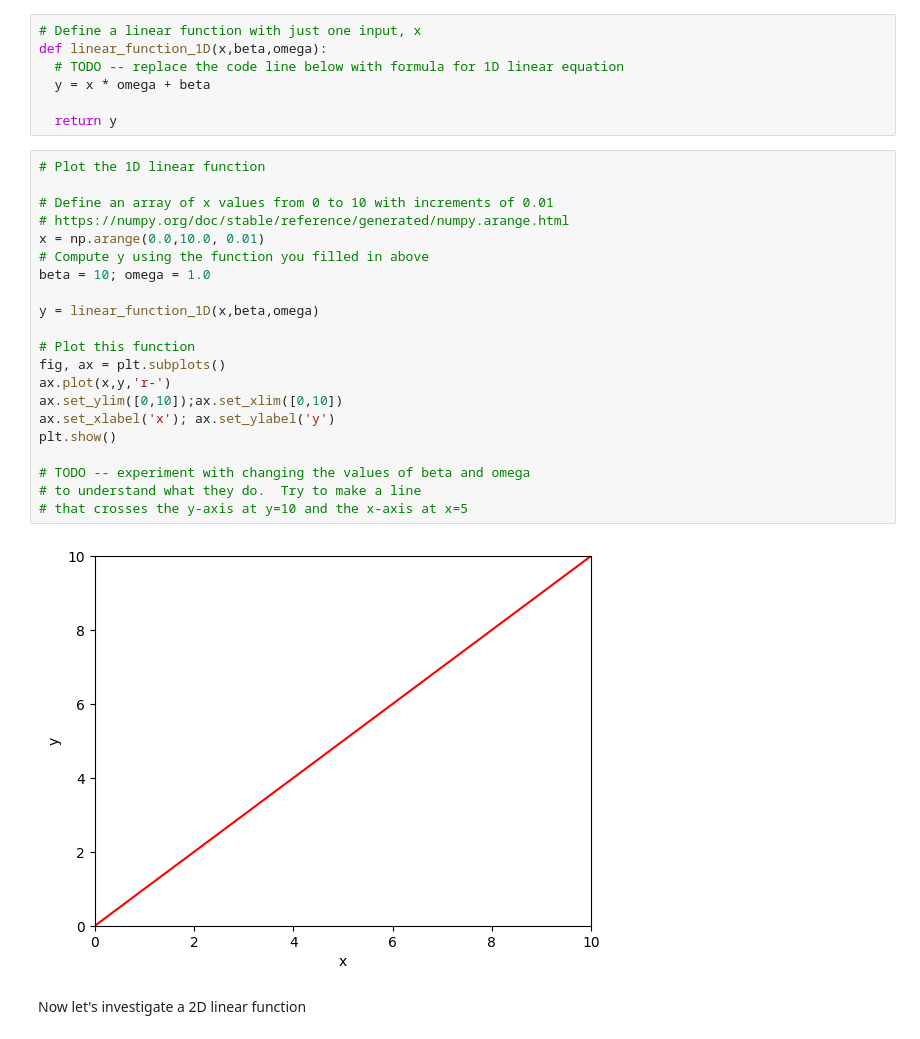
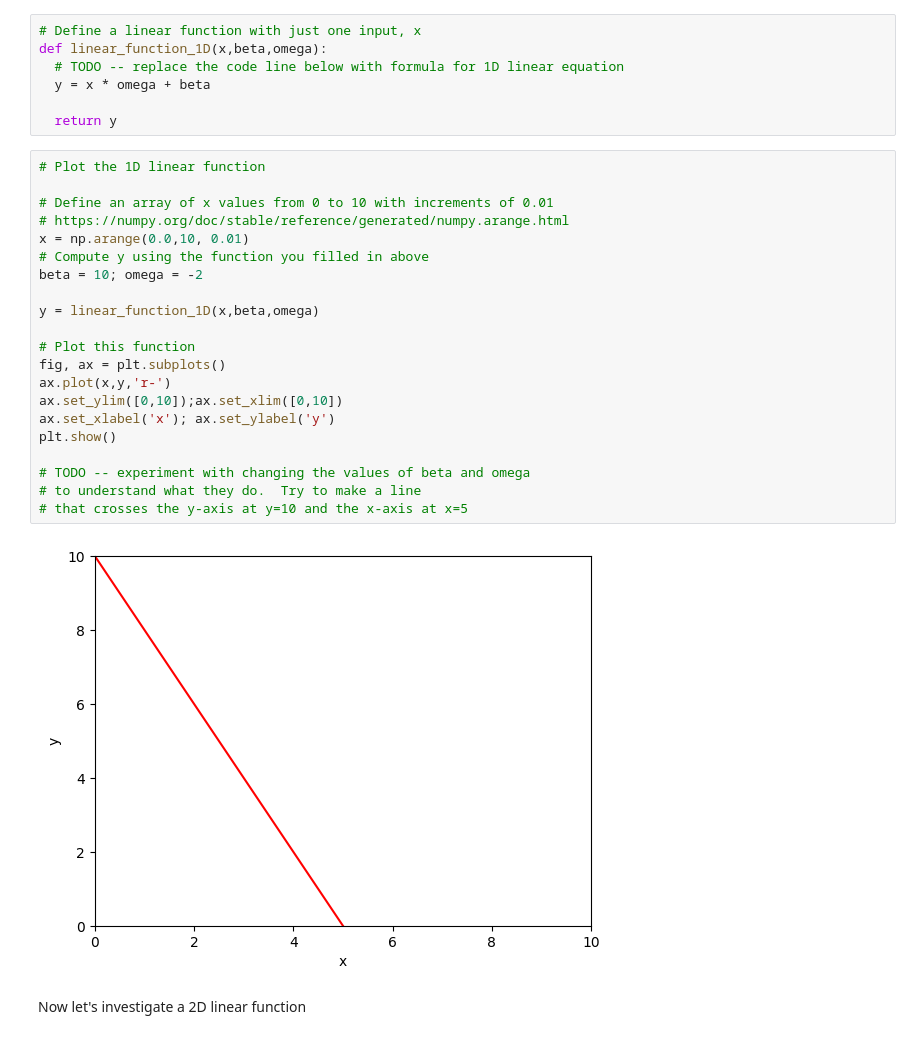
Before and after one commit to AlexD4121/Homework2, a Jupyter notebook: Notebooks/Chap01/1_1_BackgroundMathematics.ipynb, the cells around one changed output. Cells and saved outputs as stored; diff of their text form.

```diff
--- a/Notebooks/Chap01/1_1_BackgroundMathematics.ipynb
+++ b/Notebooks/Chap01/1_1_BackgroundMathematics.ipynb
@@ -32,26 +32,26 @@ def linear_function_1D(x,beta,omega):
 # %%
 # Plot the 1D linear function
 
 # Define an array of x values from 0 to 10 with increments of 0.01
 # https://numpy.org/doc/stable/reference/generated/numpy.arange.html
-x = np.arange(0.0,10.0, 0.01)
+x = np.arange(0.0,10, 0.01)
 # Compute y using the function you filled in above
-beta = 10; omega = 1.0
+beta = 10; omega = -2
 
 y = linear_function_1D(x,beta,omega)
 
 # Plot this function
 fig, ax = plt.subplots()
 ax.plot(x,y,'r-')
 ax.set_ylim([0,10]);ax.set_xlim([0,10])
 ax.set_xlabel('x'); ax.set_ylabel('y')
 plt.show()
 
 # TODO -- experiment with changing the values of beta and omega
 # to understand what they do.  Try to make a line
 # that crosses the y-axis at y=10 and the x-axis at x=5
 # %% [output]
-[figure, old version]
+[figure, new version]
 # %% [markdown]
 Now let's investigate a 2D linear function
 # %%
```
Also changed, not shown: parts of 4 cells of this notebook.
